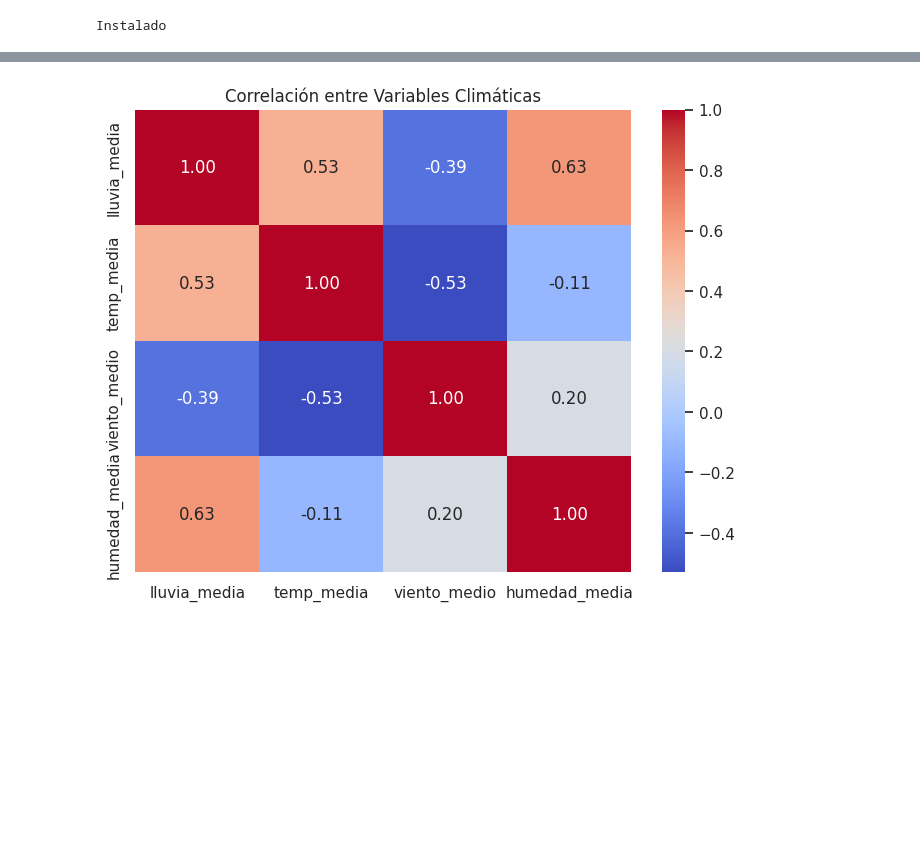
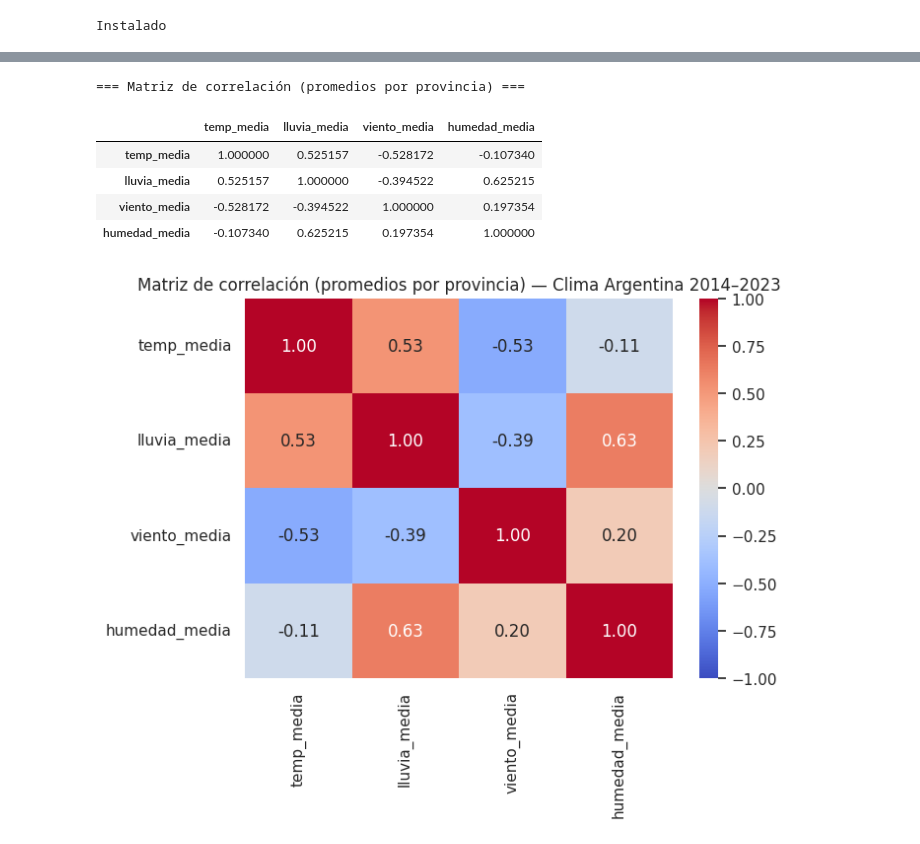
Before and after one commit to IvanSerem/ds2-proyecto-agricola, a Jupyter notebook: DataScienceII.ipynb, the cells around one changed output, grey strips where cells are left out. Drawn from its saved outputs; the diff is of its cells as text; code cells hidden in the pictures; blank space fills up the shorter version.

```diff
--- a/DataScienceII.ipynb
+++ b/DataScienceII.ipynb
@@ -1031,25 +1031,38 @@ fig = px.scatter(
 fig.show()
 # %% [output]
 [interactive output not drawn]
-# %%
-import seaborn as sns
-import matplotlib.pyplot as plt
-
-# Seleccionamos variables numéricas
-df_corr = df_clima_prov[[
-    "lluvia_media",
-    "temp_media",
-    "viento_medio",
-    "humedad_media"
-]]
-
-# Calcular matriz de correlación
-corr = df_corr.corr()
-
-# Graficar heatmap
-plt.figure(figsize=(8,6))
-sns.heatmap(corr, annot=True, cmap="coolwarm", fmt=".2f")
-plt.title("Correlación entre Variables Climáticas")
-plt.show()
-# %% [output]
-[figure, removed]
+# %%
+import pandas as pd
+import seaborn as sns
+import matplotlib.pyplot as plt
+
+# Resumen por provincia
+df_prov = (
+    df_clima_crudo.groupby("provincia", as_index=False)
+    .agg(
+        temp_media=("T2M", "mean"),
+        lluvia_media=("PRECTOTCORR", "mean"),
+        viento_media=("WS2M", "mean"),
+        humedad_media=("RH2M", "mean")
+    )
+)
+
+df_corr_prov = df_prov[["temp_media", "lluvia_media", "viento_media", "humedad_media"]]
+
+corr_prov = df_corr_prov.corr(method="pearson")
+
+print("=== Matriz de correlación (promedios por provincia) ===")
+display(corr_prov)
+
+plt.figure(figsize=(7,5))
+sns.heatmap(corr_prov, annot=True, cmap="coolwarm", fmt=".2f", vmin=-1, vmax=1)
+plt.title("Matriz de correlación (promedios por provincia) — Clima Argentina 2014–2023")
+plt.show()
+# %% [output]
+=== Matriz de correlación (promedios por provincia) ===
+|  | temp_media | lluvia_media | viento_media | humedad_media |
+| temp_media | 1.000000 | 0.525157 | -0.528172 | -0.107340 |
+| lluvia_media | 0.525157 | 1.000000 | -0.394522 | 0.625215 |
+| viento_media | -0.528172 | -0.394522 | 1.000000 | 0.197354 |
+| humedad_media | -0.107340 | 0.625215 | 0.197354 | 1.000000 |
+[figure, added]
```
